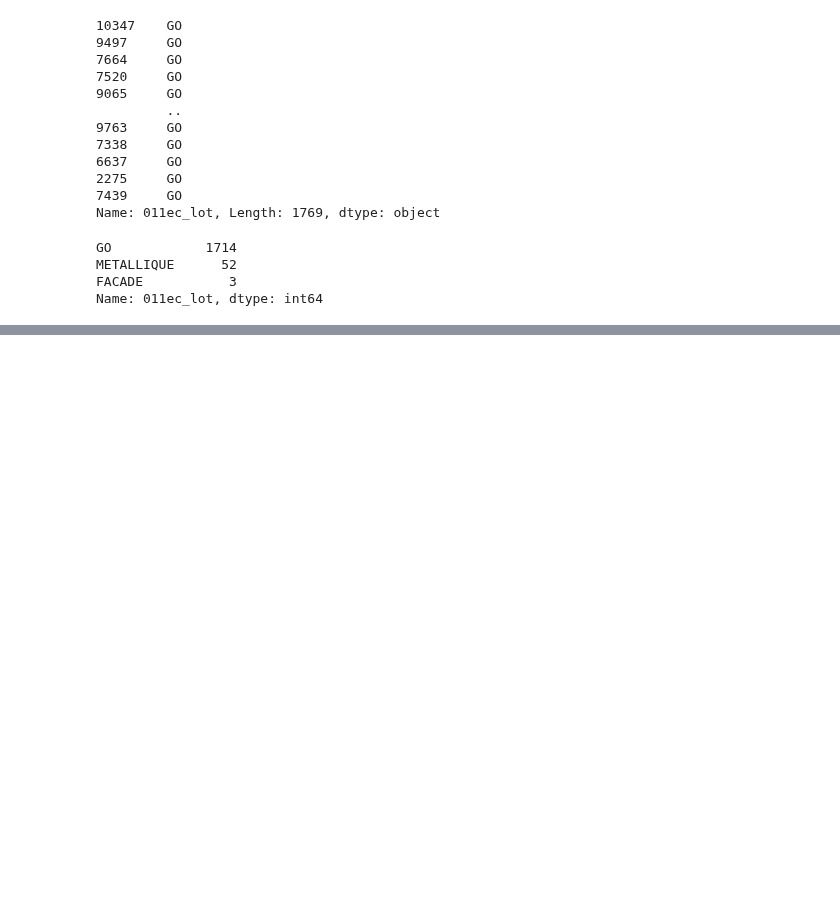
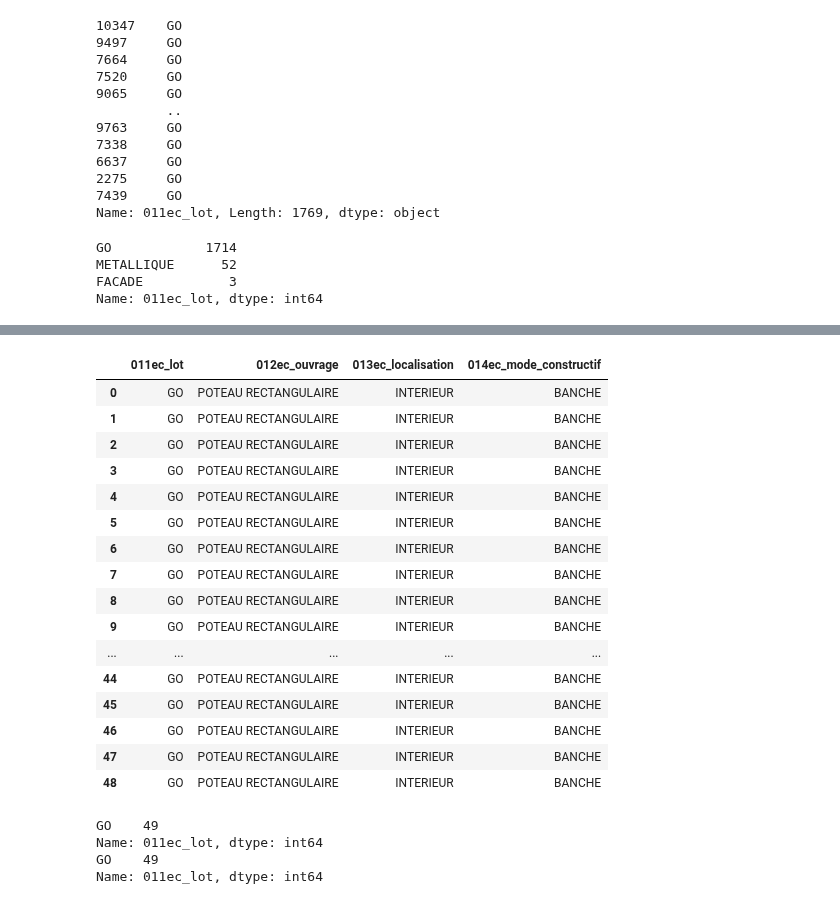
Before and after one commit to fqbq69/BIMpredict-, a Jupyter notebook: notebooks/fabian/RandomForest"poteaux".ipynb, the cells around one changed output, grey strips where cells are left out. Drawn from its saved outputs; the diff is of its cells as text; code cells hidden in the pictures; blank space fills up the shorter version.

```diff
--- a/notebooks/fabian/RandomForest"poteaux".ipynb
+++ b/notebooks/fabian/RandomForest"poteaux".ipynb
@@ -549,0 +647,28 @@ df_test.head()
+# %%
+y_test_new
+# %% [output]
+|  | 011ec_lot | 012ec_ouvrage | 013ec_localisation | 014ec_mode_constructif |
+| 0 | GO | POTEAU RECTANGULAIRE | INTERIEUR | BANCHE |
+| 1 | GO | POTEAU RECTANGULAIRE | INTERIEUR | BANCHE |
+| 2 | GO | POTEAU RECTANGULAIRE | INTERIEUR | BANCHE |
+| 3 | GO | POTEAU RECTANGULAIRE | INTERIEUR | BANCHE |
+| 4 | GO | POTEAU RECTANGULAIRE | INTERIEUR | BANCHE |
+| 5 | GO | POTEAU RECTANGULAIRE | INTERIEUR | BANCHE |
+| 6 | GO | POTEAU RECTANGULAIRE | INTERIEUR | BANCHE |
+| 7 | GO | POTEAU RECTANGULAIRE | INTERIEUR | BANCHE |
+| 8 | GO | POTEAU RECTANGULAIRE | INTERIEUR | BANCHE |
+| 9 | GO | POTEAU RECTANGULAIRE | INTERIEUR | BANCHE |
+| ... | ... | ... | ... | ... |
+| 44 | GO | POTEAU RECTANGULAIRE | INTERIEUR | BANCHE |
+| 45 | GO | POTEAU RECTANGULAIRE | INTERIEUR | BANCHE |
+| 46 | GO | POTEAU RECTANGULAIRE | INTERIEUR | BANCHE |
+| 47 | GO | POTEAU RECTANGULAIRE | INTERIEUR | BANCHE |
+| 48 | GO | POTEAU RECTANGULAIRE | INTERIEUR | BANCHE |
+# %%
+print(y_test_new['011ec_lot'].value_counts())
+print(y_pred_df['011ec_lot'].value_counts())
+# %% [output]
+GO    49
+Name: 011ec_lot, dtype: int64
+GO    49
+Name: 011ec_lot, dtype: int64
```
Also changed, not shown: parts of 17 cells of this notebook.
